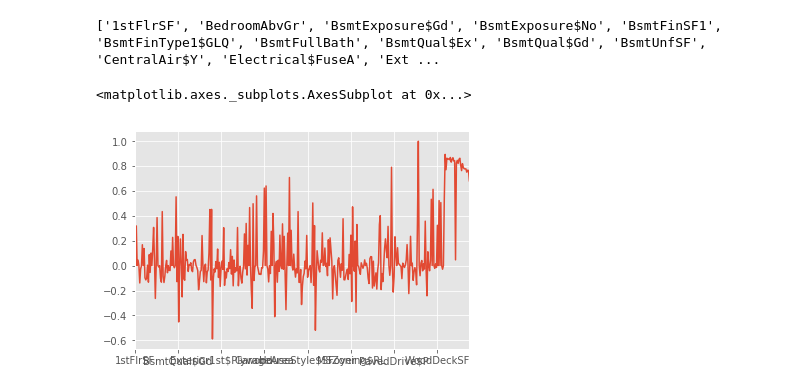
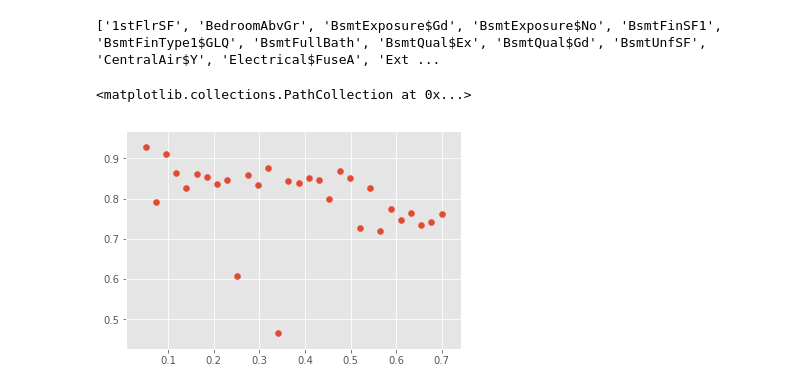
Before and after one commit to tdeason416/ds6371_group, a Jupyter notebook: notebooks/Variable_Selection.ipynb, the cells around one changed output. Saved outputs shown, nothing was run; the diff lists cells and outputs as text; code cells hidden in the pictures.

```diff
--- a/notebooks/Variable_Selection.ipynb
+++ b/notebooks/Variable_Selection.ipynb
@@ -62,10 +62,10 @@ for value in np.linspace(.05, .7, 30):
     Xtr, Xte, ytr, yte = ms.train_test_split(X, y, train_size=.90)
     model = lm.LinearRegression(n_jobs=-1)
     model.fit(Xtr, ytr)
-    score[value] = np.abs(model.score(Xte, yte))
+    scores[value] = np.abs(model.score(Xte, yte))
-# %%
-score = pd.Series(score)
-score.plot()
-# %% [output]
-<matplotlib.axes._subplots.AxesSubplot at 0x...>
-[figure, removed]
+# %%
+min_r2_scores = pd.Series(scores)
+plt.scatter(min_r2_scores.index, min_r2_scores)
+# %% [output]
+<matplotlib.collections.PathCollection at 0x...>
+[figure, added]
```
Also changed, not shown: parts of 5 cells of this notebook, 5 other files.
